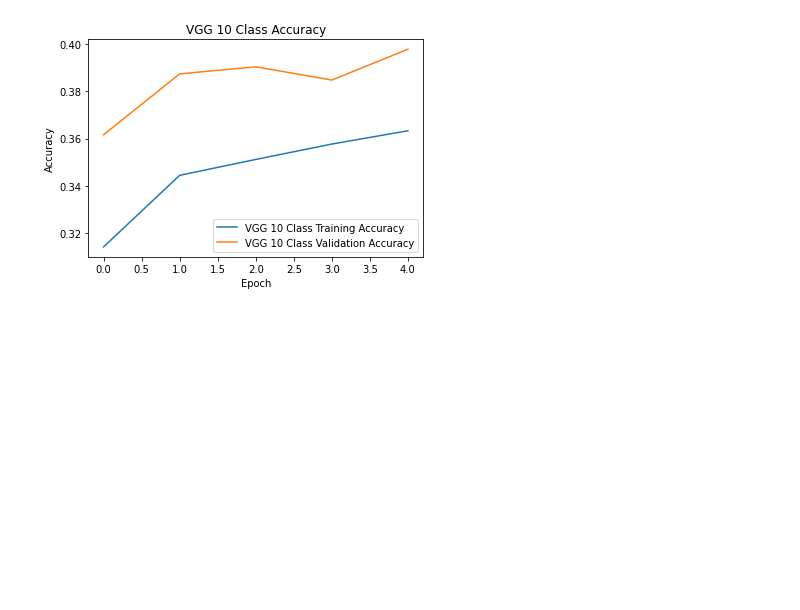
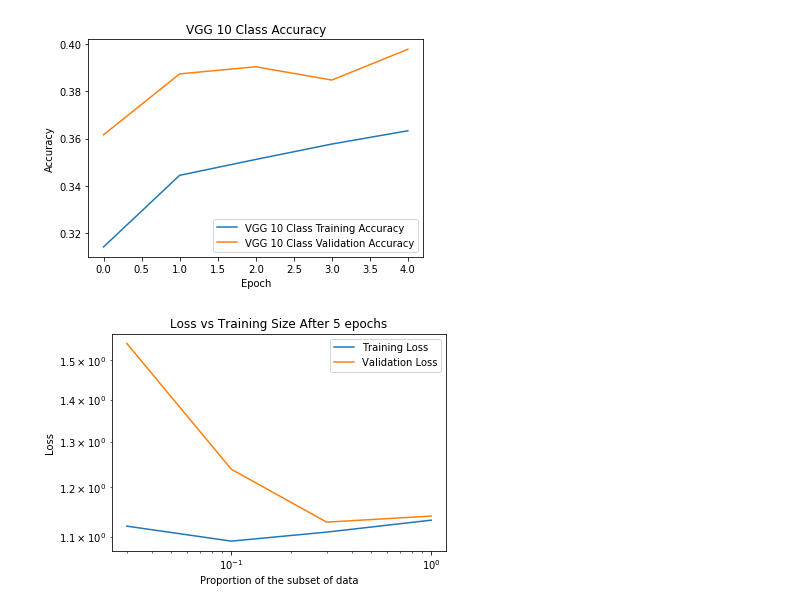
Before and after one commit to kinreehou/EE148-Artwork-Period-Prediction, a Jupyter notebook: visualizeResults.ipynb, the cells around one changed output. Cells and saved outputs as stored; diff of their text form; code cells hidden in the pictures; blank space fills up the shorter version.

Commit message:
add data

```diff
--- a/visualizeResults.ipynb
+++ b/visualizeResults.ipynb
@@ -331,3 +331,18 @@ print(str((in1 / total * 100)) + "%")
 
 print("Percent Within 2 Classes")
 print(str((in2 / total * 100)) + "%")
+# %%
+size = [0.03, 0.1, 0.3, 1]
+train_loss = [1.1211, 1.0920, 1.1094, 1.1329]
+val_loss = [1.5452, 1.2389, 1.1290, 1.1411]
+
+plt.figure(16)
+plt.loglog(size,train_loss ,label='Training Loss')
+plt.loglog(size,val_loss, label='Validation Loss')
+plt.xlabel("Proportion of the subset of data")
+plt.ylabel("Loss")
+plt.title("Loss vs Training Size After 5 epochs")
+plt.legend()
+plt.show()
+# %% [output]
+[figure, added]
```
Also changed, not shown: parts of 1 cell of this notebook.
